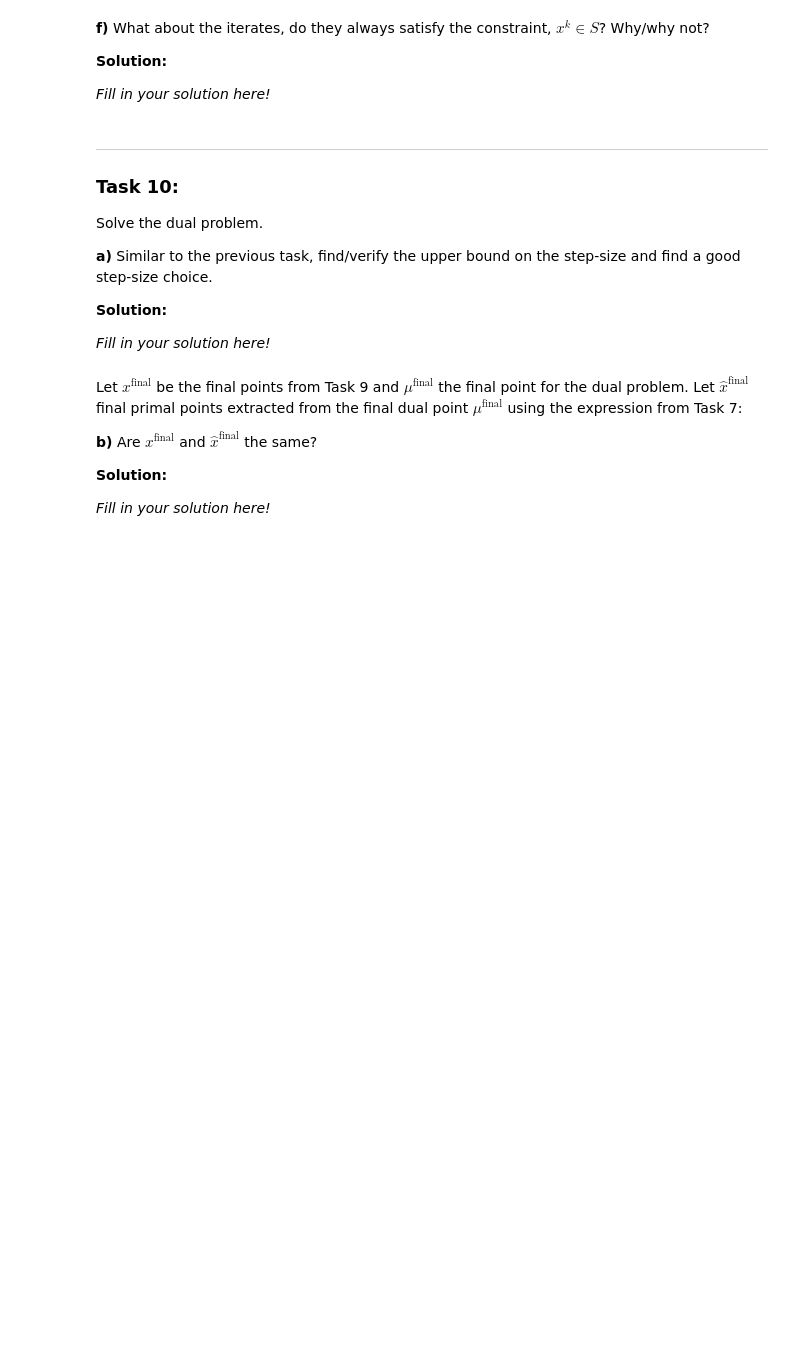
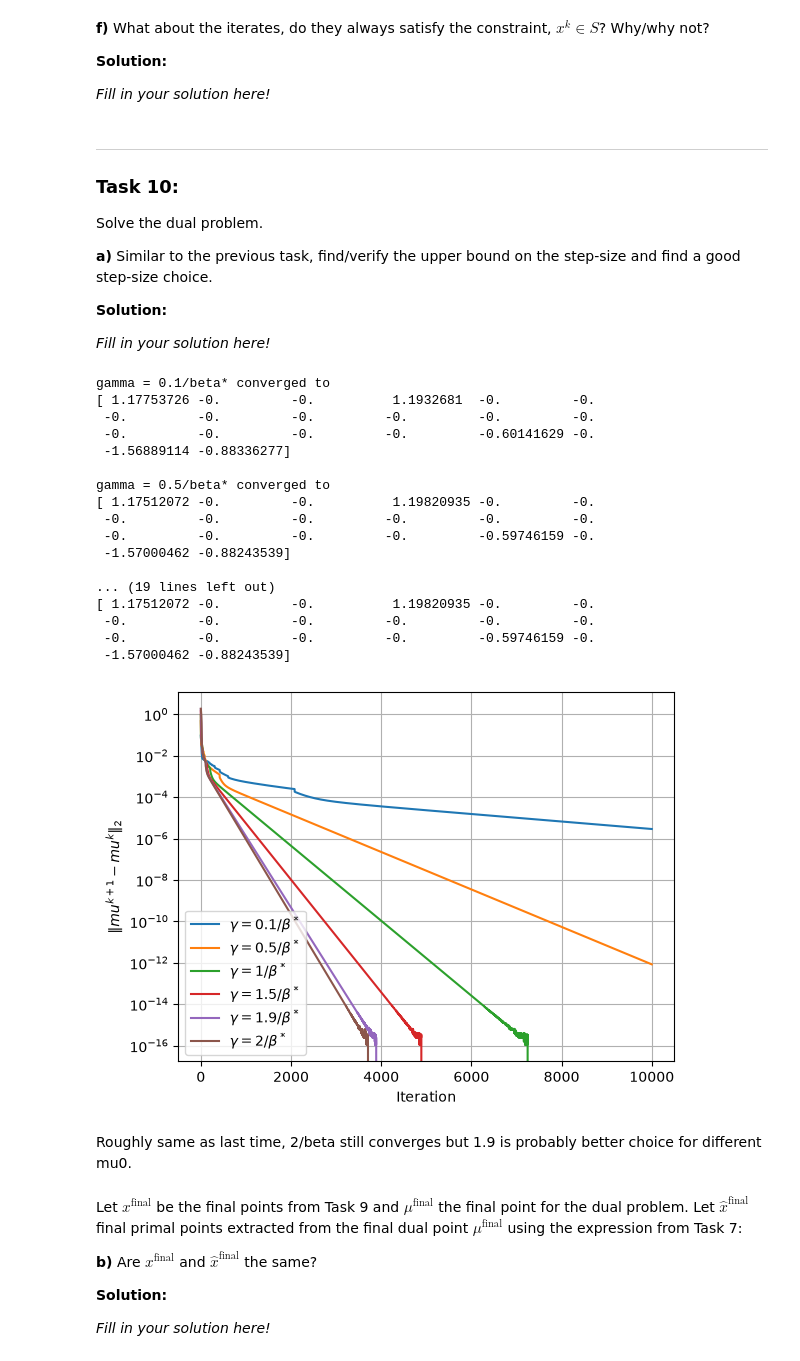
Before and after one commit to Armenius/FRTN50, a Jupyter notebook: assignment1/handin1.ipynb, the cells around one changed output. Saved outputs shown, nothing was run; the diff lists cells and outputs as text; code cells hidden in the pictures; blank space fills up the shorter version.

```diff
--- a/assignment1/handin1.ipynb
+++ b/assignment1/handin1.ipynb
@@ -935,3 +1109,60 @@ _Fill in your solution here!_
+# %%
+# Write your solution here
+mu0 = np.zeros(len(q))
+def prox_grad_method_conj(mu0, Q, q, a, b, gamma):
+    mu = mu0.copy()
+    allmu = [mu.copy()]
+
+    residuals = []
+
+    for _ in range(10000):
+        w = mu - gamma * grad_quadconj(mu, Q, q)
+        munew = -prox_boxconj(-w, a, b, gamma)
+        residuals.append(np.linalg.norm(munew - mu))
+        allmu.append(munew.copy())
+        mu = munew
+
+    return mu, np.array(allmu), np.array(residuals)
+
+beta_conj = np.linalg.norm(np.linalg.inv(Q), 2)
+
+results_conj = {}
+for numerator in [0.1, 0.5, 1, 1.5, 1.9, 2.0]:
+    mu_final, allmu, residuals = prox_grad_method_conj(
+        mu0, Q, q, a, b, numerator / beta_conj
+    )
+    results_conj[numerator] = mu_final.copy()
+    print(f"gamma = {numerator:g}/beta* converged to")
+    print(mu_final)
+    print()
+    plt.semilogy(residuals, label=fr"$\gamma = {numerator:g}/\beta^*$")
+
+plt.xlabel("Iteration")
+plt.ylabel(r"$\|mu^{k+1}-mu^k\|_2$")
+plt.legend()
+plt.grid()
+plt.show()
+# %% [output]
+gamma = 0.1/beta* converged to
+[ 1.17753726 -0.         -0.          1.1932681  -0.         -0.
+ -0.         -0.         -0.         -0.         -0.         -0.
+ -0.         -0.         -0.         -0.         -0.60141629 -0.
+ -1.56889114 -0.88336277]
+
+gamma = 0.5/beta* converged to
+[ 1.17512072 -0.         -0.          1.19820935 -0.         -0.
+ -0.         -0.         -0.         -0.         -0.         -0.
+ -0.         -0.         -0.         -0.         -0.59746159 -0.
+ -1.57000462 -0.88243539]
+
+... (19 lines left out)
+[ 1.17512072 -0.         -0.          1.19820935 -0.         -0.
+ -0.         -0.         -0.         -0.         -0.         -0.
+ -0.         -0.         -0.         -0.         -0.59746159 -0.
+ -1.57000462 -0.88243539]
+[figure, added]
+# %% [markdown]
+Roughly same as last time, 2/beta still converges but 1.9 is probably better choice for different mu0.
 # %% [markdown]
 
 Let $x^{\text{final}}$ be the final points from Task 9 and $\mu^{\text{final}}$ the final point for the dual problem. Let $\hat{x}^{\text{final}}$ final primal points extracted from the final dual point $\mu^{\text{final}}$ using the expression from Task 7:
```
Also changed, not shown: parts of 24 cells of this notebook, 1 other file.
